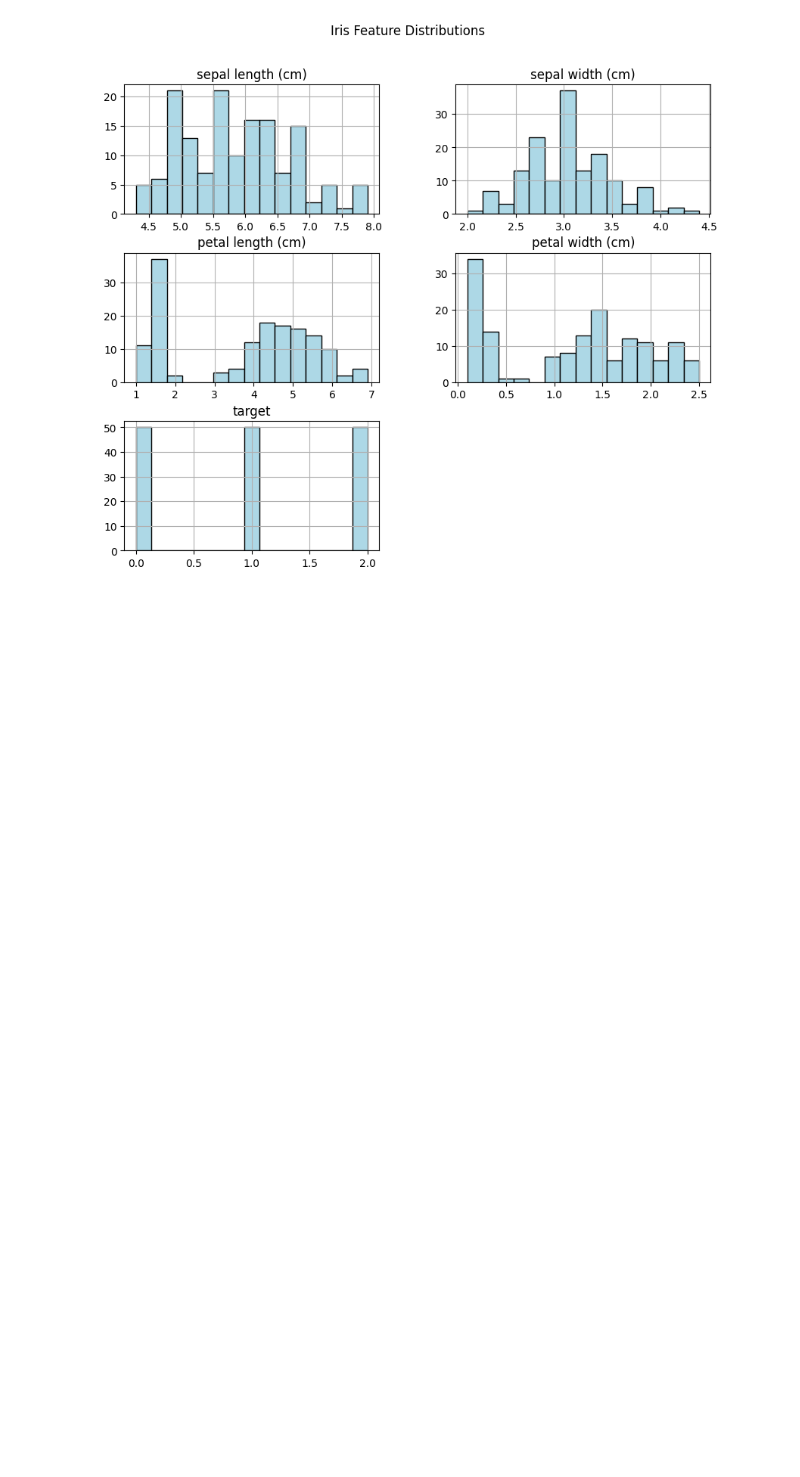
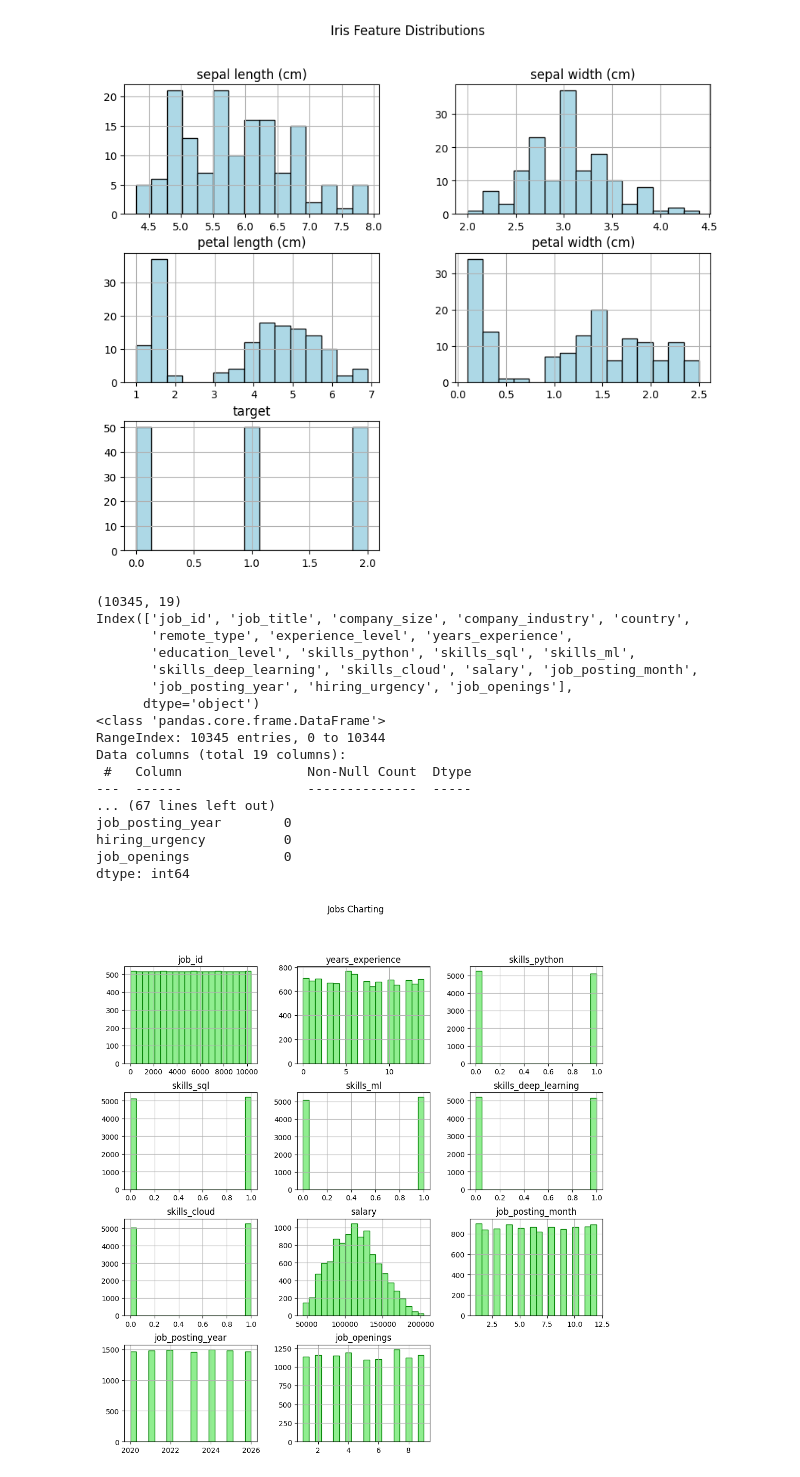
Before and after one commit to Saqla-wq/sklearn-ML-code, a Jupyter notebook: Scikit-learn.ipynb, the cells around one changed output. Cells and saved outputs as stored; diff of their text form; code cells hidden in the pictures; blank space fills up the shorter version.

```diff
--- a/Scikit-learn.ipynb
+++ b/Scikit-learn.ipynb
@@ -283,3 +283,41 @@ plt.show()
 149       2
 [figure]
 [figure]
+# %%
+import pandas as pd
+# from IPython.display import display, HTML
+import matplotlib.pyplot as plt
+
+df = pd.read_csv("C:\\Users\\Crexed-41\\Downloads\\AI_jobs.csv")
+# display(HTML(df.to_html(max_rows=None, max_cols=None)))
+
+print(df.shape)
+print(df.columns)
+print(df.info())
+print(df.describe())
+print(df.isnull().sum())
+
+df.hist(figsize=(12,12), bins=20, color='lightgreen', edgecolor='green')
+plt.suptitle("Jobs Charting")
+plt.xlabel('Values')
+plt.ylabel('Frequency')
+plt.show()
+# %% [output]
+(10345, 19)
+Index(['job_id', 'job_title', 'company_size', 'company_industry', 'country',
+       'remote_type', 'experience_level', 'years_experience',
+       'education_level', 'skills_python', 'skills_sql', 'skills_ml',
+       'skills_deep_learning', 'skills_cloud', 'salary', 'job_posting_month',
+       'job_posting_year', 'hiring_urgency', 'job_openings'],
+      dtype='object')
+<class 'pandas.core.frame.DataFrame'>
+RangeIndex: 10345 entries, 0 to 10344
+Data columns (total 19 columns):
+ #   Column                Non-Null Count  Dtype
+---  ------                --------------  -----
+... (67 lines left out)
+job_posting_year        0
+hiring_urgency          0
+job_openings            0
+dtype: int64
+[figure, added]
```
Also changed, not shown: 1 other file.
